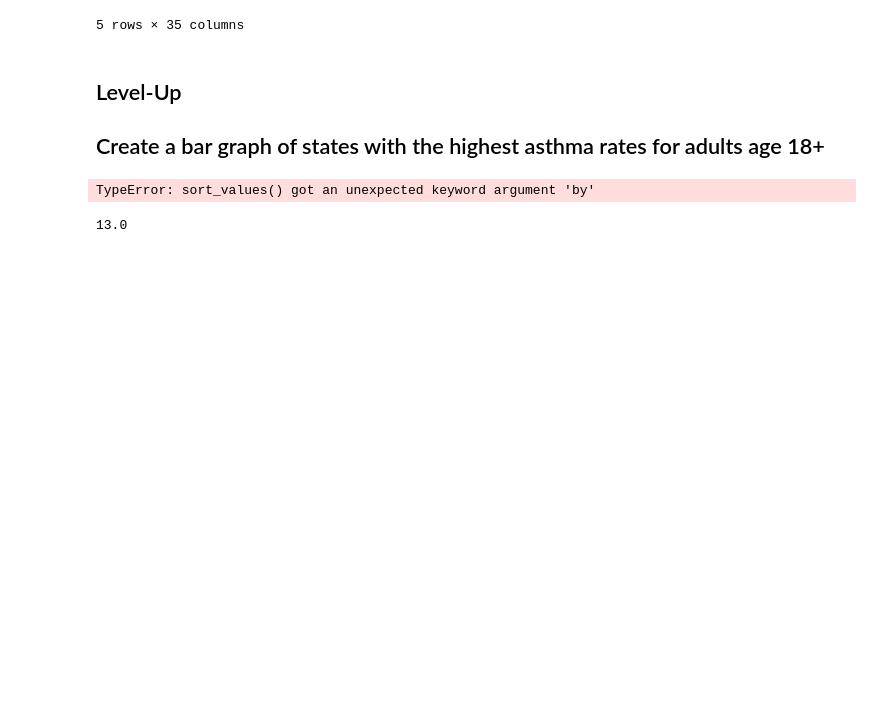
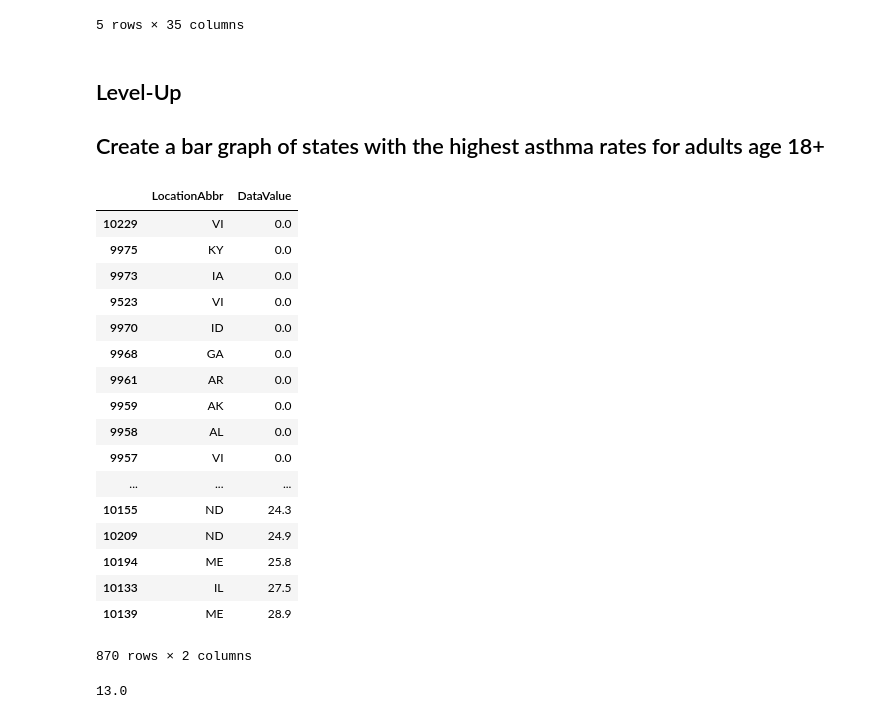
Before and after one commit to max-miller/dsc-exploring-and-transforming-json-schemas-lab-nyc-ds-career-042219, a Jupyter notebook: index.ipynb, the cells around one changed output. Cells and saved outputs as stored; diff of their text form; code cells hidden in the pictures; blank space fills up the shorter version.

```diff
--- a/index.ipynb
+++ b/index.ipynb
@@ -73,11 +73,28 @@ df.head()
 # %%
 df.columns
 df['Topic'].value_counts()
 df[df['Topic']=='Asthma']['Question'].value_counts()
 df[(df['Topic']=='Asthma')&(df['Question']=='Current asthma prevalence among adults aged >= 18 years')][
-    LocationAbbr'DataValue'].sort_values(by = ['DataValue'])
+    ['LocationAbbr','DataValue']].sort_values(by = ['DataValue'])
 # %% [output]
+|  | LocationAbbr | DataValue |
+| 10229 | VI | 0.0 |
+| 9975 | KY | 0.0 |
+| 9973 | IA | 0.0 |
+| 9523 | VI | 0.0 |
+| 9970 | ID | 0.0 |
+| 9968 | GA | 0.0 |
+| 9961 | AR | 0.0 |
+| 9959 | AK | 0.0 |
+| 9958 | AL | 0.0 |
+| 9957 | VI | 0.0 |
+| ... | ... | ... |
+| 10155 | ND | 24.3 |
+| 10209 | ND | 24.9 |
+| 10194 | ME | 25.8 |
+| 10133 | IL | 27.5 |
+| 10139 | ME | 28.9 |
-TypeError: sort_values() got an unexpected keyword argument 'by'
+870 rows × 2 columns
 # %%
 values = []
 for n in range(0,len(df)):
```
